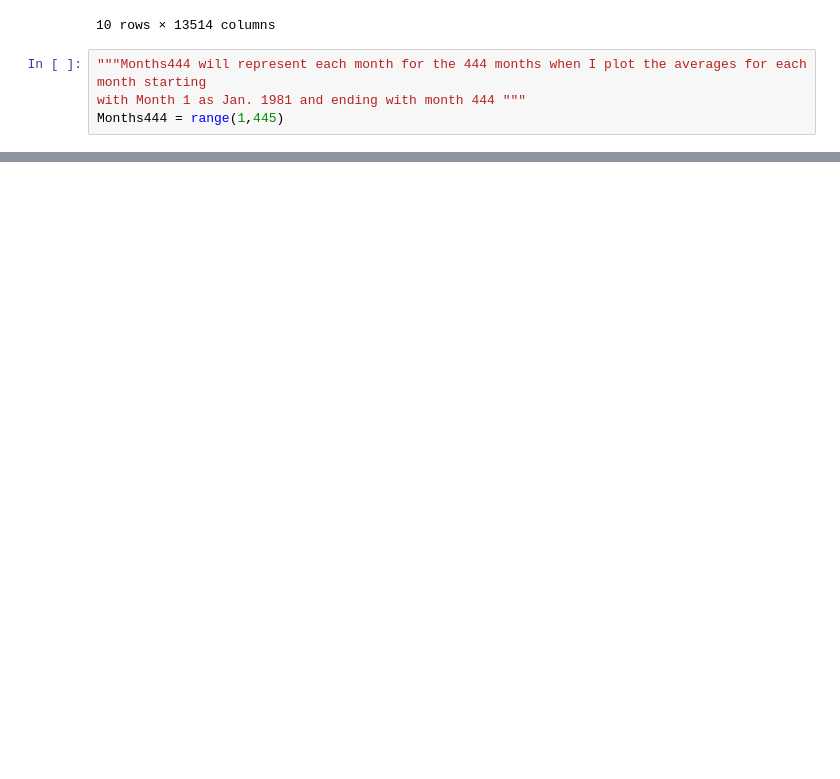
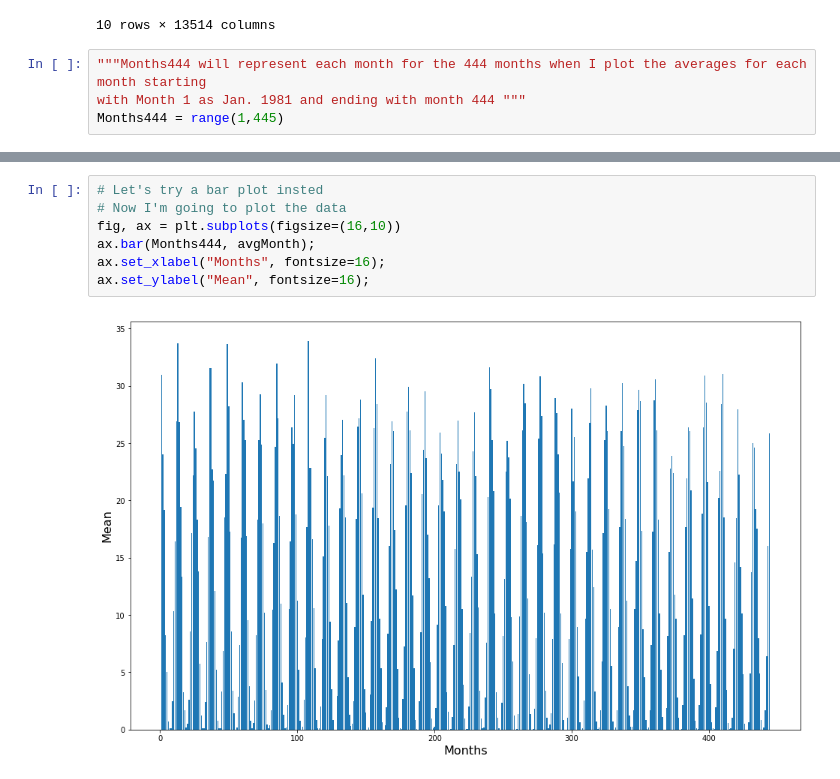
Before and after one commit to jenk1/Mean-Heating-Degree-Days, a Jupyter notebook: FinalizedOne.ipynb, the cells around one changed output, grey strips where cells are left out. Cells and saved outputs as stored; diff of their text form; blank space fills up the shorter version.

```diff
--- a/FinalizedOne.ipynb
+++ b/FinalizedOne.ipynb
@@ -200,0 +206,9 @@ plt.plot(x_data, avgMonth);
+# %%
+# Let's try a bar plot insted
+# Now I'm going to plot the data
+fig, ax = plt.subplots(figsize=(16,10))
+ax.bar(Months444, avgMonth);
+ax.set_xlabel("Months", fontsize=16);
+ax.set_ylabel("Mean", fontsize=16);
+# %% [output]
+[figure, added]
```
Also changed, not shown: parts of 5 cells of this notebook.
